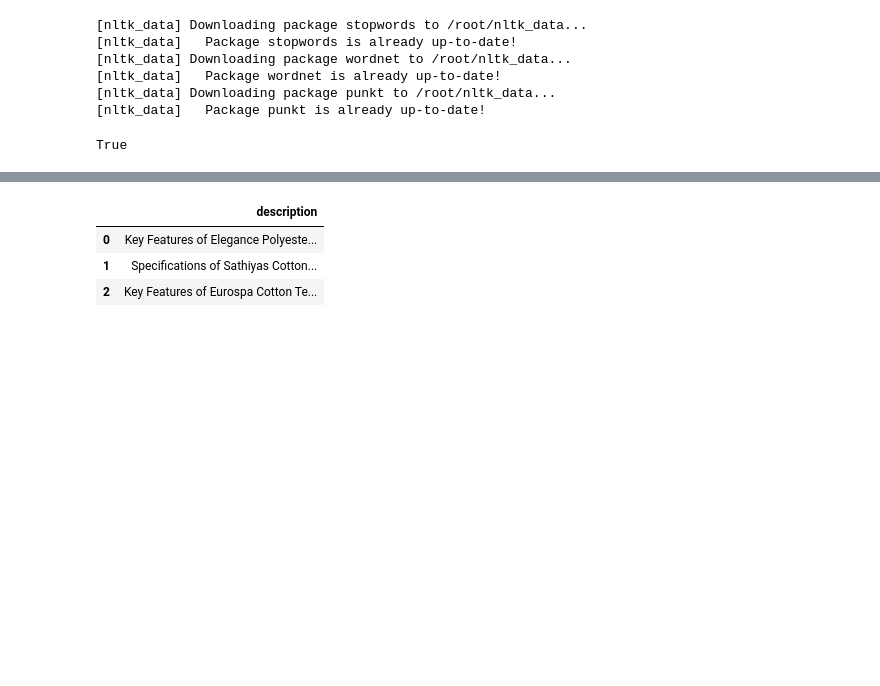
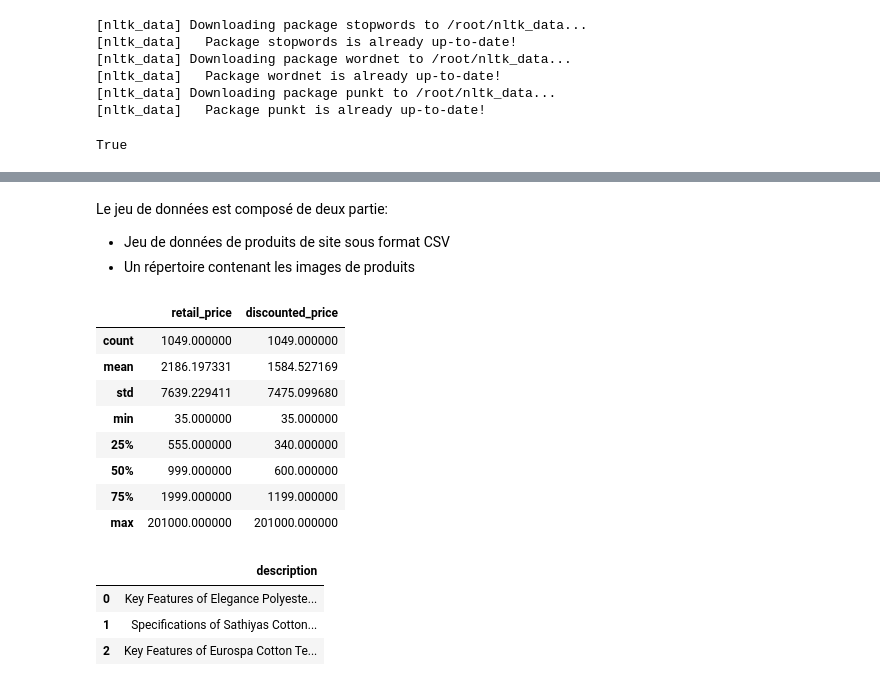
Before and after one commit to AbdulmagedALKHULAIFI/Automatic-classifer-consumer-goods, a Jupyter notebook: classifier.ipynb, the cells around one changed output, grey strips where cells are left out. Drawn from its saved outputs; the diff is of its cells as text; code cells hidden in the pictures; blank space fills up the shorter version.

```diff
--- a/classifier.ipynb
+++ b/classifier.ipynb
@@ -156,6 +154,23 @@ data.head(3)
 | 0 | 55b85ea15a1536d46b7190ad6fff8ce7 | 2016-04-30 03:22:56 +0000 | http://www.flipkart.com/elegance-... | Elegance Polyester Multicolor Abs... | ["Home Furnishing >> Curtains & A... | CRNEG7BKMFFYHQ8Z | 1899.0 | ... |
 | 1 | 7b72c92c2f6c40268628ec5f14c6d590 | 2016-04-30 03:22:56 +0000 | http://www.flipkart.com/sathiyas-... | Sathiyas Cotton Bath Towel | ["Baby Care >> Baby Bath & Skin >... | BTWEGFZHGBXPHZUH | 600.0 | ... |
 | 2 | 64d5d4a258243731dc7bbb1eef49ad74 | 2016-04-30 03:22:56 +0000 | http://www.flipkart.com/eurospa-c... | Eurospa Cotton Terry Face Towel Set | ["Baby Care >> Baby Bath & Skin >... | BTWEG6SHXTDB2A2Y | NaN | ... |
+# %% [markdown]
+Le jeu de données est composé de deux partie:
+
+* Jeu de données de produits de site sous format CSV
+* Un répertoire contenant les images de produits
+# %%
+data.describe()
+# %% [output]
+|  | retail_price | discounted_price |
+| count | 1049.000000 | 1049.000000 |
+| mean | 2186.197331 | 1584.527169 |
+| std | 7639.229411 | 7475.099680 |
+| min | 35.000000 | 35.000000 |
+| 25% | 555.000000 | 340.000000 |
+| 50% | 999.000000 | 600.000000 |
+| 75% | 1999.000000 | 1199.000000 |
+| max | 201000.000000 | 201000.000000 |
 # %%
 corpus = data[['description']]
 corpus.head(3)
```
Also changed, not shown: parts of 40 cells of this notebook.
